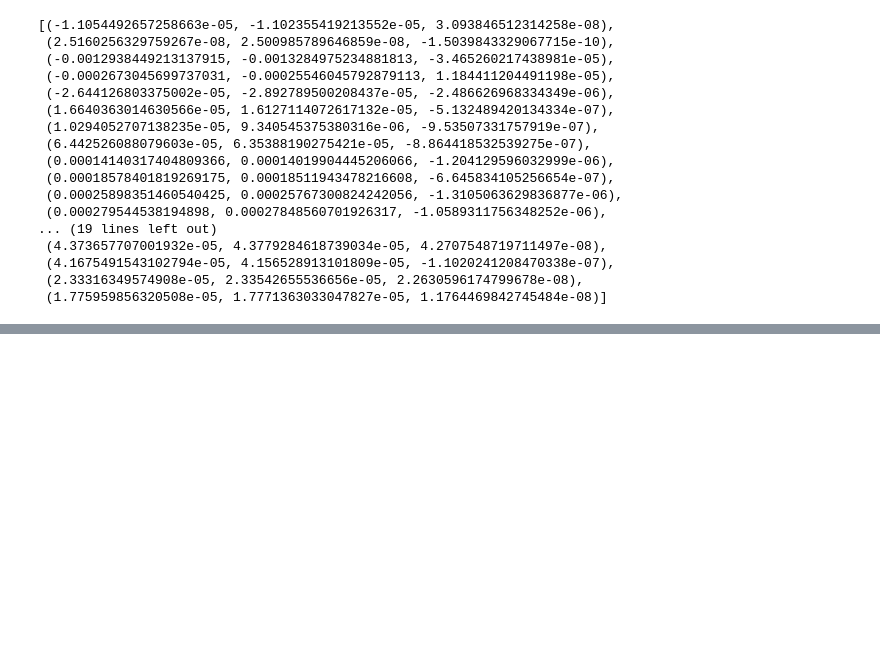
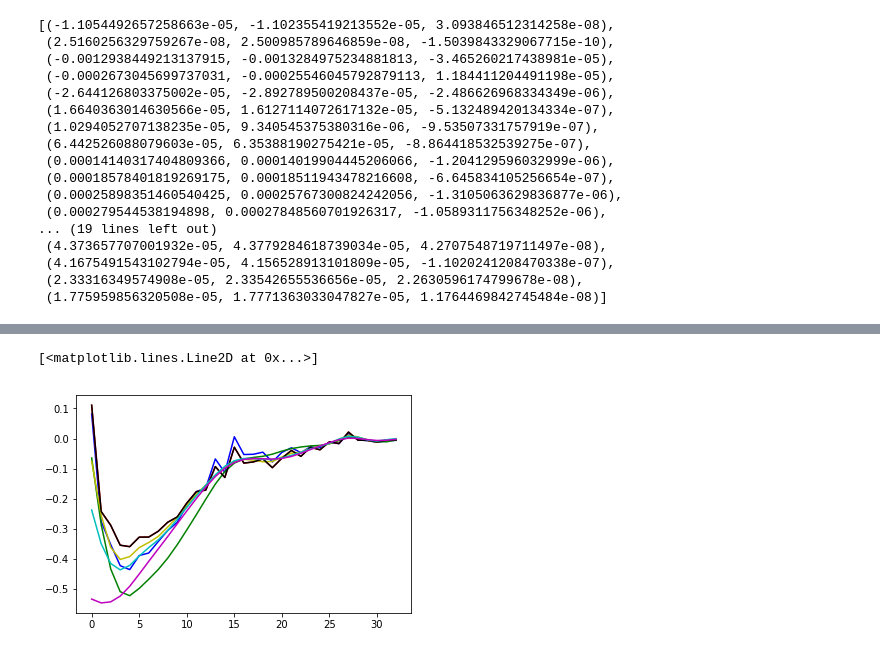
Before and after one commit to vlcekl/eam-models, a Jupyter notebook: notebooks/convert_tpf_to_bsplines.ipynb, the cells around one changed output, grey strips where cells are left out. Cells and saved outputs as stored; diff of their text form; code cells hidden in the pictures; blank space fills up the shorter version.

```diff
--- a/notebooks/convert_tpf_to_bsplines.ipynb
+++ b/notebooks/convert_tpf_to_bsplines.ipynb
@@ -817,0 +804,4 @@ plt.plot(b_final, 'c')
+# %%
+D = penalty_matrix(len(pair_knots)+2, 3)
+Dsqr = D.T.dot(D)
+print(Dsqr)
@@ -817,0 +864,7 @@ plt.plot(b_final, 'c')
+# %%
+for i, stat in enumerate(stats_list[1:2]):
+
+    X, y, beta = make_sd_matrices(targets, stat, weights=True)
+    print(X.shape, y.shape, beta.shape, b_init.shape)
+
+    b_final, loss_final = newton_raphson_penalized(X, y, beta, b_init, lamb=1e-4, itmax=1e5)
@@ -817,0 +889,23 @@ plt.plot(b_final, 'c')
+# %%
+b_lamb3 = b_final
+# %%
+b1_opt = [-1.19779621e+00,  3.01214295e-03,  1.36637456e+01, -4.59144614e+01,
+       -5.86185402e+01, -7.03333241e+01, -7.25130793e+01, -6.47367518e+01,
+       -6.33318070e+01, -5.69755663e+01, -5.08589981e+01, -4.63387622e+01,
+       -3.69662793e+01, -2.94232187e+01, -2.72120723e+01, -1.12698842e+01,
+       -1.87832446e+01,  1.00113865e+00, -8.81946696e+00, -8.68285997e+00,
+       -7.51891152e+00, -1.29463527e+01, -7.62027787e+00, -5.09924601e+00,
+       -7.76796788e+00, -4.55852365e+00, -5.05730405e+00, -2.06635284e+00,
+       -2.80157596e+00,  2.84145556e+00, -6.62974435e-01, -1.13167956e+00,
+       -2.02476634e+00, -1.15996951e+00, -9.75193902e-01]
+
+plt.plot(np.array(b1_opt[2:])*(6*0.1**3) , 'b')
+plt.plot(np.array(b_f1[2:])*(6*0.1**3) , 'r')
+plt.plot(np.array(b_init[2:])*(6*0.1**3) , 'g')
+plt.plot(np.array(b_lamb3[2:])*(6*0.1**3) , 'y')
+plt.plot(np.array(b_0[2:])*(6*0.1**3) , 'k')
+plt.plot(np.array(b_lamb[2:])*(6*0.1**3) , 'c')
+plt.plot(np.array(b_lamb2[2:])*(6*0.1**3) , 'm')
+# %% [output]
+[<matplotlib.lines.Line2D at 0x...>]
+[figure, added]
```
Also changed, not shown: parts of 13 cells of this notebook.
